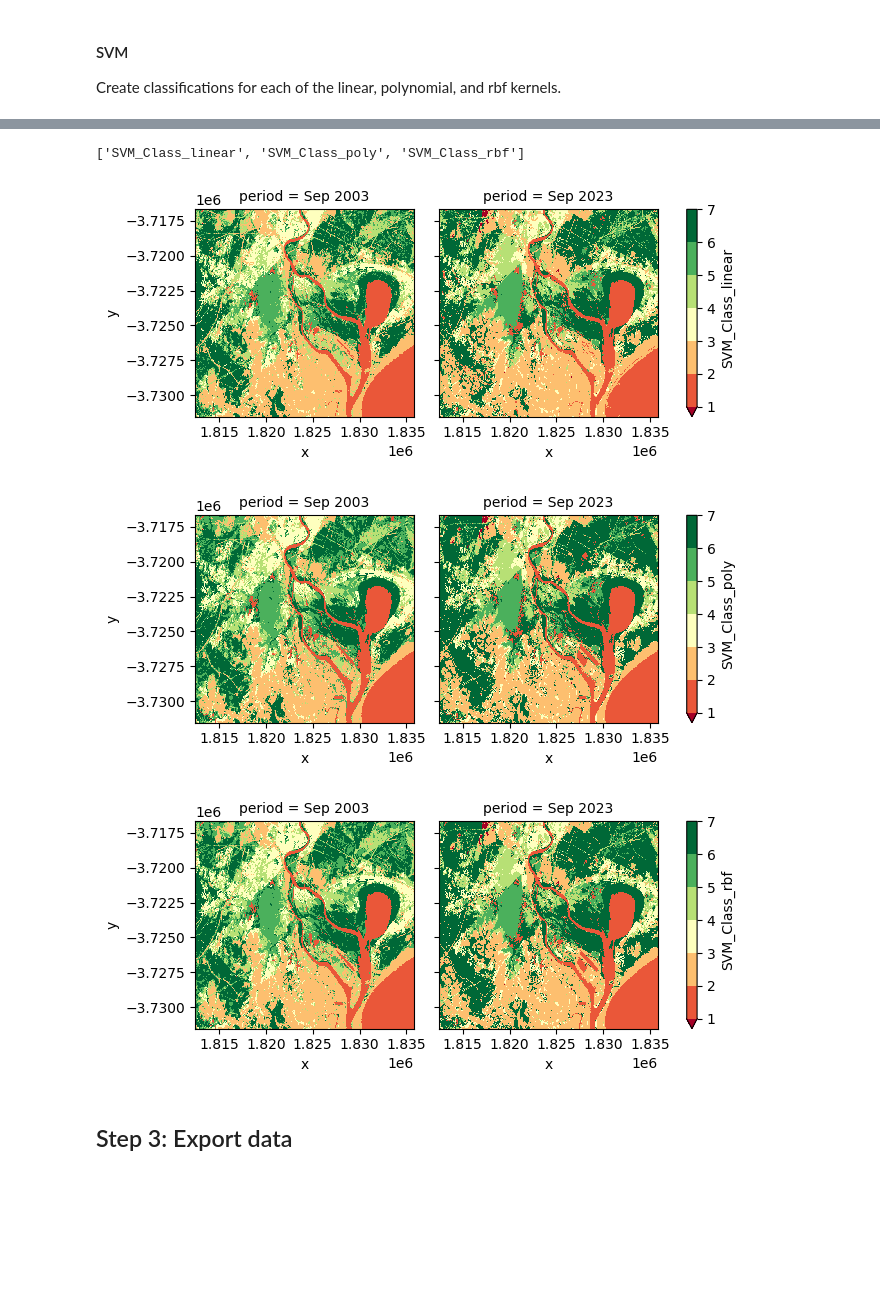
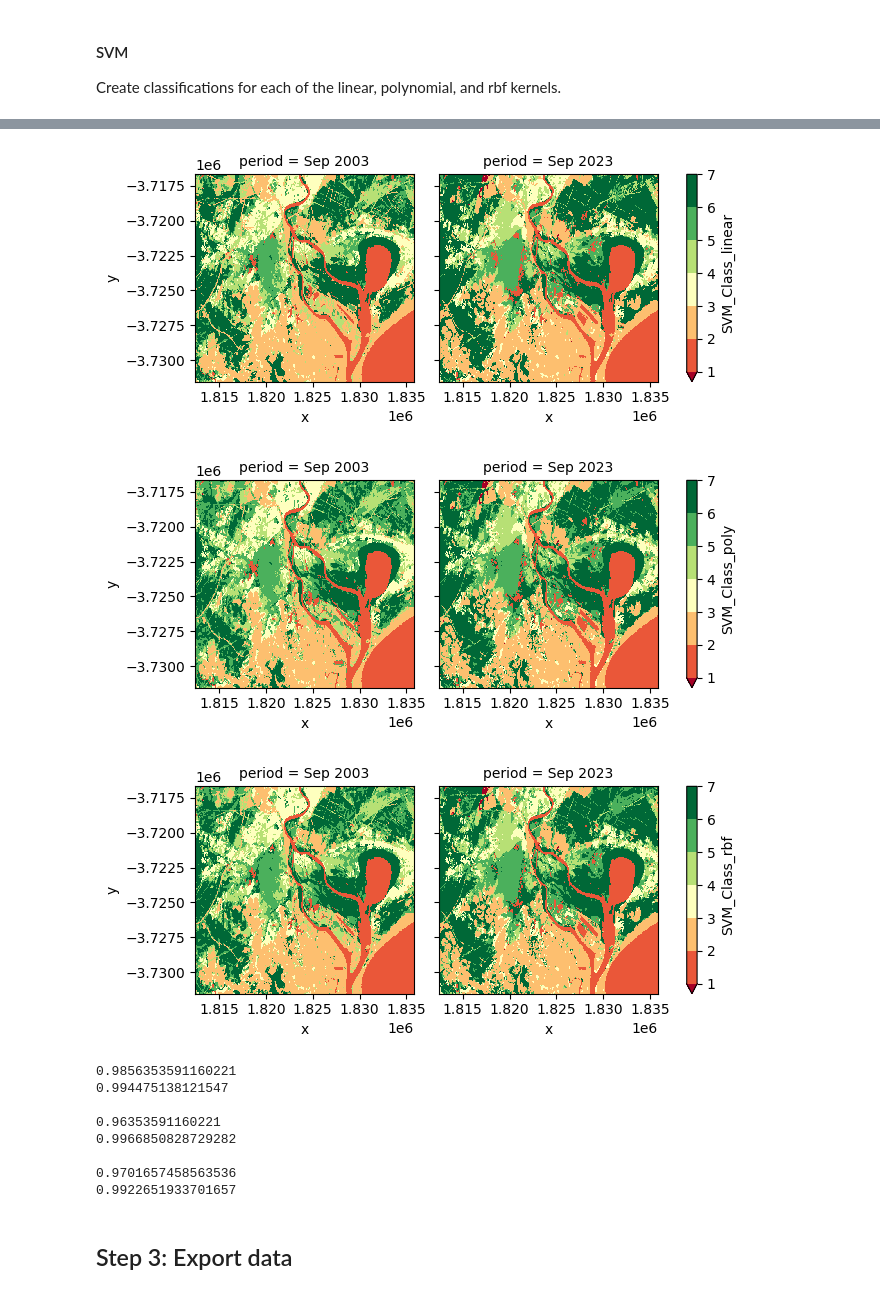
Before and after one commit to mjdear68/Hunter_Estuary_KBA, a Jupyter notebook: nbk/class_data_prep.ipynb, the cells around one changed output, grey strips where cells are left out. Drawn from its saved outputs; the diff is of its cells as text; code cells hidden in the pictures; blank space fills up the shorter version.

Commit message:
class_data_prep.ipynb: Added post-classification modal filter option

```diff
--- a/nbk/class_data_prep.ipynb
+++ b/nbk/class_data_prep.ipynb
@@ -114,7 +116,7 @@ X_vars
 # %% [markdown]
 ### Function to create a classification variable
 # %%
-def classify(ds, X_vars, y_var, buffer=None, clf_method='RF', svm_kernel='rbf'):
+def classify(ds, X_vars, y_var, buffer=None, clf_method='RF', svm_kernel='rbf', filter=True):
     '''
     Create a classification variable using a given classifier.
     ds: The dataset containing the data variables
@@ -164,12 +166,6 @@ def classify(ds, X_vars, y_var, buffer=None, clf_method='RF', svm_kernel='rbf'):
 
     # Count the number of missing values
     nan_sizes = [(gtp_equal[i]==nodata_val).sum() for i in [0,1]]
-    # for i in [0,1]:
-    #     print('Number of nodata values in each class (should be 0):\n')
-    #     print(periods[i])
-    #     print('============')
-    #     print((gtp_equal[i]==nodata_val).sum())
-    #     print('--------------\n')
 
     ############################
 
@@ -276,6 +272,15 @@ def classify(ds, X_vars, y_var, buffer=None, clf_method='RF', svm_kernel='rbf'):
     # Perform the predictions
     clf_arrs = [clfs[i].predict(ds.sel(period=periods[i]).to_dataframe()[X_vars].values).reshape(w,l) for i, period in enumerate(periods)]
 
+    # Apply the modal filter
+    # https://stackoverflow.com/a/52277954/8299958
+    # https://stackoverflow.com/a/54440152/8299958
+    if filter:
+        from skimage.morphology import rectangle
+        from skimage.filters.rank import modal
+        clf_arrs = [modal(arr, rectangle(3,3)) for arr in clf_arrs]
+
+
     # Data array for the classification
     class_da = xr.DataArray(clf_arrs, coords = ds.coords)
     class_da.name = clf_method+'_Class'
@@ -293,11 +298,10 @@ def classify(ds, X_vars, y_var, buffer=None, clf_method='RF', svm_kernel='rbf'):
         'conf_mat':cm,
         'classifiers':clfs,
         'class_da':class_da
-
     }
 # %% [markdown]
 ### Fit the model
 # %% [markdown]
 #### RF
 # %%
-clfn_RF = classify(ds, X_vars, y_var, clf_method='RF')
+clfn_RF = classify(ds, X_vars, y_var, buffer=-10, clf_method='RF')
@@ -341,6 +347,6 @@ kernels = ['linear', 'poly', 'rbf']
 clfn_SVMs = []
 
 for kernel in kernels:
-    clfn_SVM = classify(ds, X_vars, y_var, clf_method='SVM', svm_kernel=kernel)
+    clfn_SVM = classify(ds, X_vars, y_var, buffer=-10, clf_method='SVM', svm_kernel=kernel)
     ds['SVM_Class_'+kernel] = clfn_SVM['class_da']
     clfn_SVMs.append(clfn_SVM)
@@ -370,18 +373,26 @@ Data variables: (12/14)
-# %%
-kernels = ['linear', 'poly', 'rbf']
-vars = ['SVM_Class_'+kernel for kernel in kernels]
-vars
-# %% [output]
-['SVM_Class_linear', 'SVM_Class_poly', 'SVM_Class_rbf']
 # %%
-for var in vars:
+for var in ['SVM_Class_'+ kernel for kernel in kernels]:
     ds[var].plot(col='period',
                  levels=np.unique(ds.RF_Class)+1,
                  cmap='RdYlGn')
 # %% [output]
-[figure, old version]
+[figure, new version]
-[figure, old version]
+[figure, new version]
-[figure, old version]
+[figure, new version]
+# %%
+for svm in clfn_SVMs:
+    for i in [0,1]:
+        print(svm['accuracy'][i])
+    print()
+# %% [output]
+0.9856353591160221
+0.994475138121547
+
+0.96353591160221
+0.9966850828729282
+
+0.9701657458563536
+0.9922651933701657
 # %% [markdown]
 ## Step 3: Export data
 # %% [markdown]
```
Also changed, not shown: parts of 7 cells of this notebook, 6 other files.
